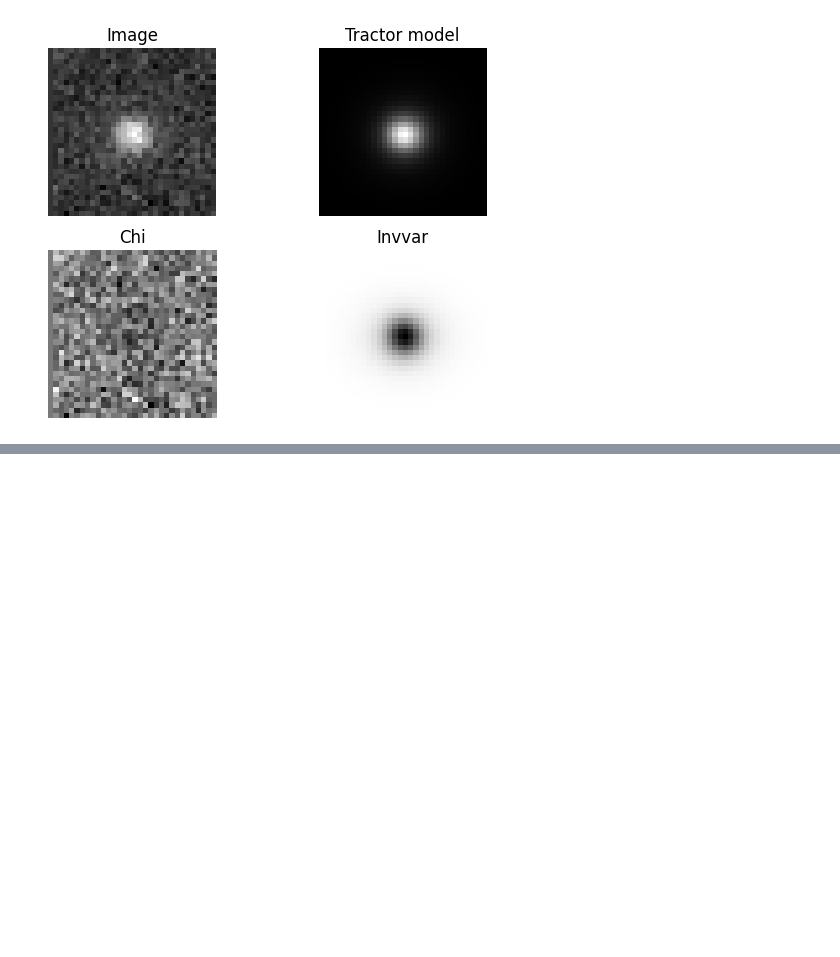
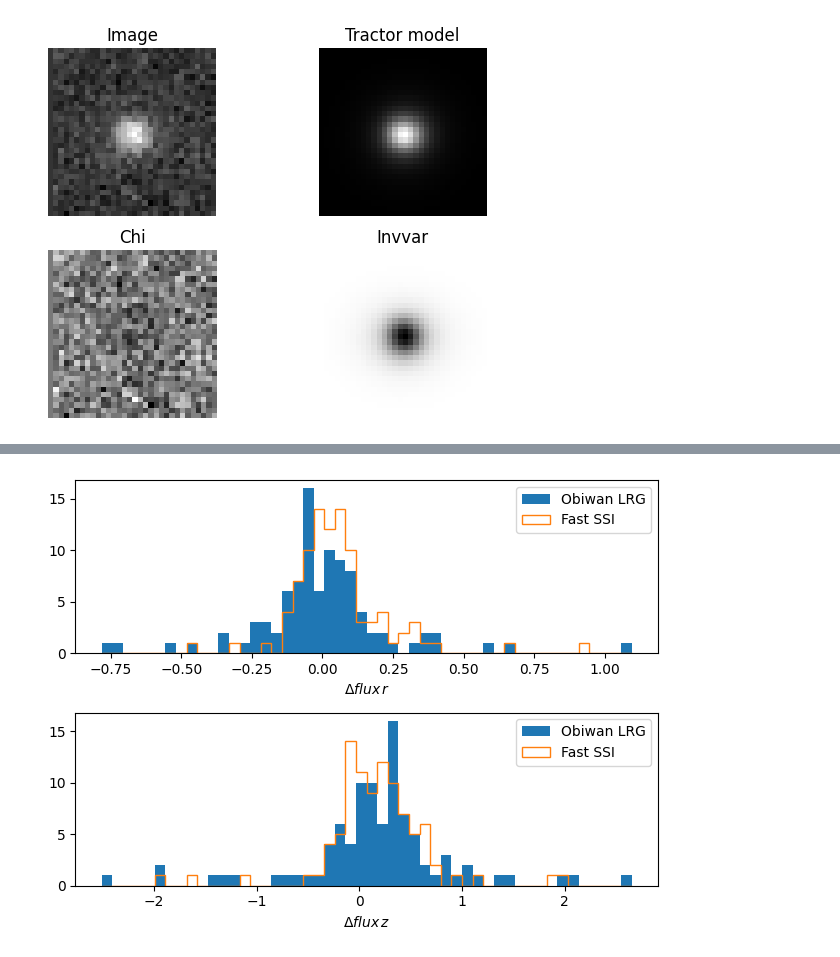
Before and after one commit to DriftingPig/Fast_SSI, a Jupyter notebook: demo.ipynb, the cells around one changed output, grey strips where cells are left out. Drawn from its saved outputs; the diff is of its cells as text; code cells hidden in the pictures; blank space fills up the shorter version.

```diff
--- a/demo.ipynb
+++ b/demo.ipynb
@@ -281,0 +308,16 @@ Text(0.5, 1.0, 'Invvar')
+# %%
+plt.subplot(2,1,1)
+n, bins, _ = plt.hist( Obiwan_LRG['flux_r'] - Obiwan_LRG['sim_rflux']+0.03, bins = 50 , label = 'Obiwan LRG')
+p=plt.hist( dat['flux_r'] - Obiwan_LRG['sim_rflux'], bins = bins, histtype = 'step' , label = 'Fast SSI')
+plt.legend()
+plt.xlabel(r'$\Delta flux\, r$')
+
+plt.subplot(2,1,2)
+n, bins, _ = plt.hist( Obiwan_LRG['flux_z'] - Obiwan_LRG['sim_zflux']+0.27, bins = 50 , label = 'Obiwan LRG')
+p=plt.hist( dat['flux_z'] - Obiwan_LRG['sim_zflux'], bins = bins, histtype = 'step' , label = 'Fast SSI')
+plt.legend()
+plt.xlabel(r'$\Delta flux\, z$')
+
+plt.tight_layout()
+# %% [output]
+[figure, added]
```
Also changed, not shown: parts of 21 cells of this notebook, 4 other files.
